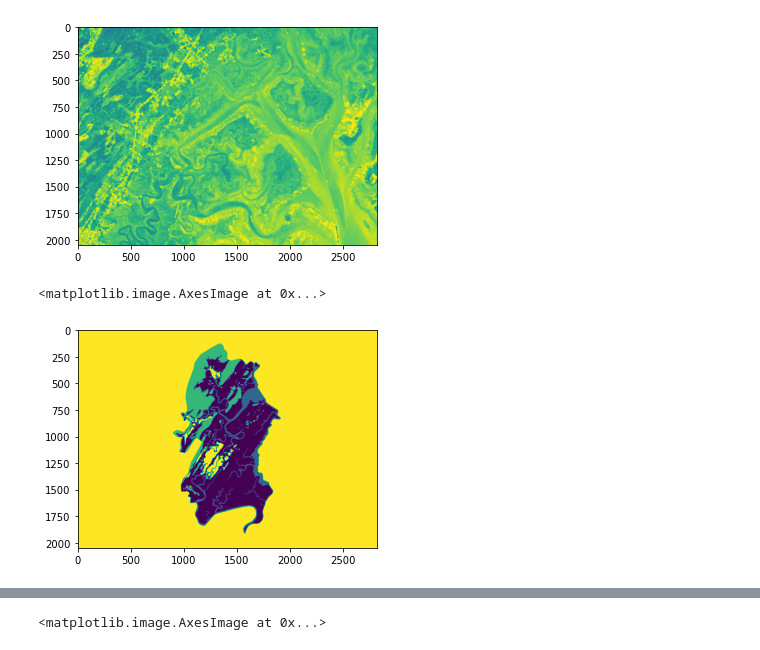
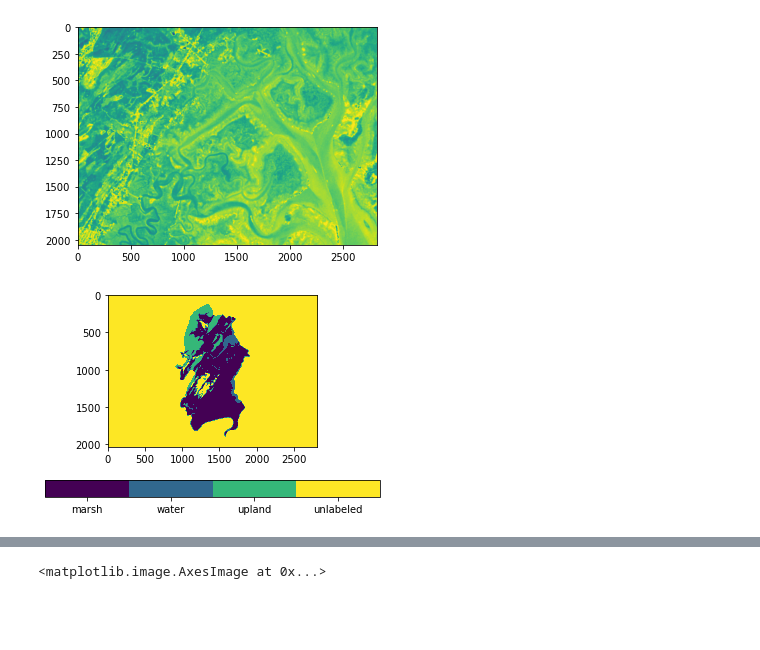
Before and after one commit to colefranks/MarshBoundaries, a Jupyter notebook: MarshBoundariesTrain.ipynb, the cells around one changed output, grey strips where cells are left out. Saved outputs shown, nothing was run; the diff lists cells and outputs as text; code cells hidden in the pictures; blank space fills up the shorter version.

```diff
--- a/MarshBoundariesTrain.ipynb
+++ b/MarshBoundariesTrain.ipynb
@@ -90,7 +90,9 @@ masks = np.reshape(int_mask, (NUM_IMG,1,XDIM,YDIM))
 ind,counts = np.unique(masks,return_counts=True)
 # %%
 # view one of our beautiful masks
-plt.imshow(masks[1,0,:,:],vmax=3,vmin=0)
+cmap = plt.cm.get_cmap('viridis', 4)
+plt.imshow(masks[1,0,:,:],vmax=3,vmin=0,cmap=cmap)
+cbar = plt.colorbar(ticks=[3/8 + i*(3.0/4.0) for i in range(4)],orientation='horizontal')
+cbar.set_ticklabels([class_dict[i] for i in range(len(class_dict))])
 # %% [output]
-<matplotlib.image.AxesImage at 0x...>
-[figure, old version]
+[figure, new version]
```
Also changed, not shown: parts of 3 cells of this notebook, 1 other file.
